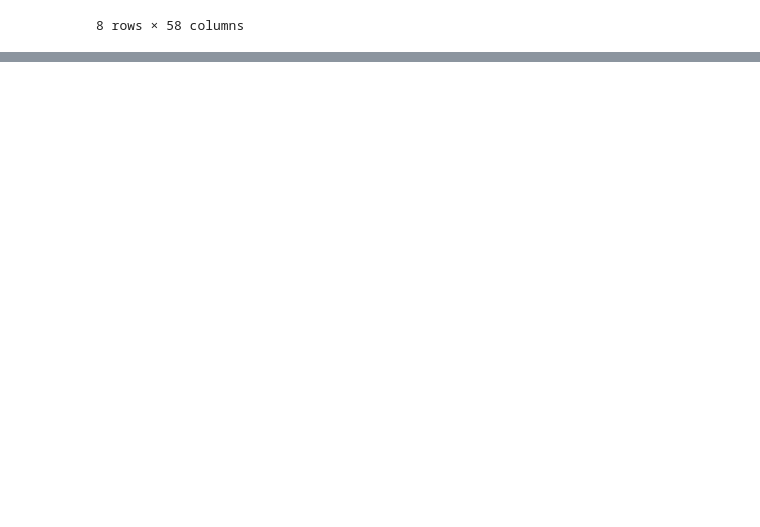
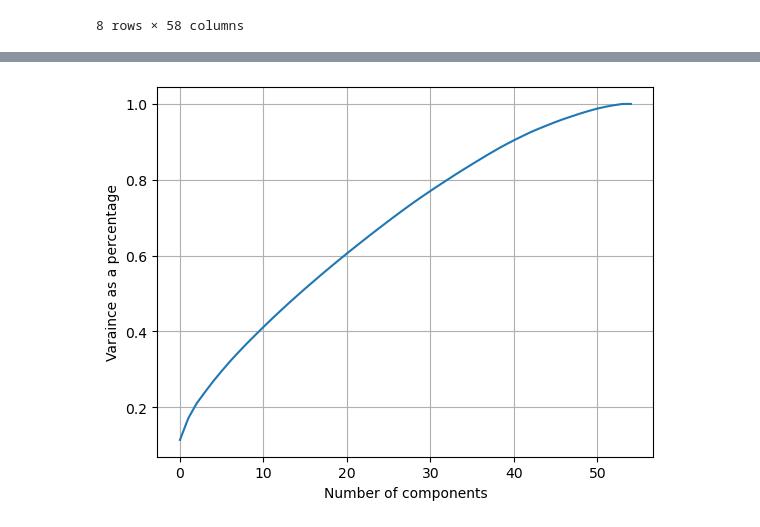
Before and after one commit to Sandushke/Machine-Learning-CW, a Jupyter notebook: Machine Learning CW/Spam email classification.ipynb, the cells around one changed output, grey strips where cells are left out. Saved outputs shown, nothing was run; the diff lists cells and outputs as text; code cells hidden in the pictures; blank space fills up the shorter version.

```diff
--- a/Machine Learning CW/Spam email classification.ipynb
+++ b/Machine Learning CW/Spam email classification.ipynb
@@ -189,8 +165,8 @@ spamData
 # %%
 #Applying feature scaling technique
-scaler = preprocessing.MinMaxScaler(feature_range=(0, 1))
-scaledData=scaler.fit_transform(spamData)
+scaler = StandardScaler()
+scaledData = scaler.fit_transform(spamData.iloc[:, :-1])
 # %%
-#Normalization of data
-spamScale=pd.DataFrame(data=scaledData, index=spamData.index, columns=spamData.columns)
-spamData = spamScale
+#Normalize the data
+spamScale = pd.DataFrame(data=scaledData, columns=spamData.iloc[:, :-1].columns)
+spamScale
@@ -210,4 +200,4 @@ spamData.describe()
 # %%
 #Apllying the PCA technique
-pca = PCA(n_components=3)
-pcaComp = pca.fit_transform(scaledData)
+pca = PCA()
+pcaComp = pca.fit_transform(spamScale)
@@ -241,4 +204,10 @@ XTrain, XTest, yTrain, yTest = train_test_split(X, y, test_size = 0.25, random_s
-# %%
-#Feature extraction
-XTrain = pca.fit_transform(XTrain)
-XTest = pca.fit_transform(XTest)
+# %%
+#Plot the variance graph
+plt.figure()
+plt.plot(np.cumsum(pca.explained_variance_ratio_))
+plt.xlabel("Number of components")
+plt.ylabel("Varaince as a percentage")
+plt.grid(True)
+plt.show()
+# %% [output]
+[figure, added]
```
Also changed, not shown: parts of 36 cells of this notebook.
